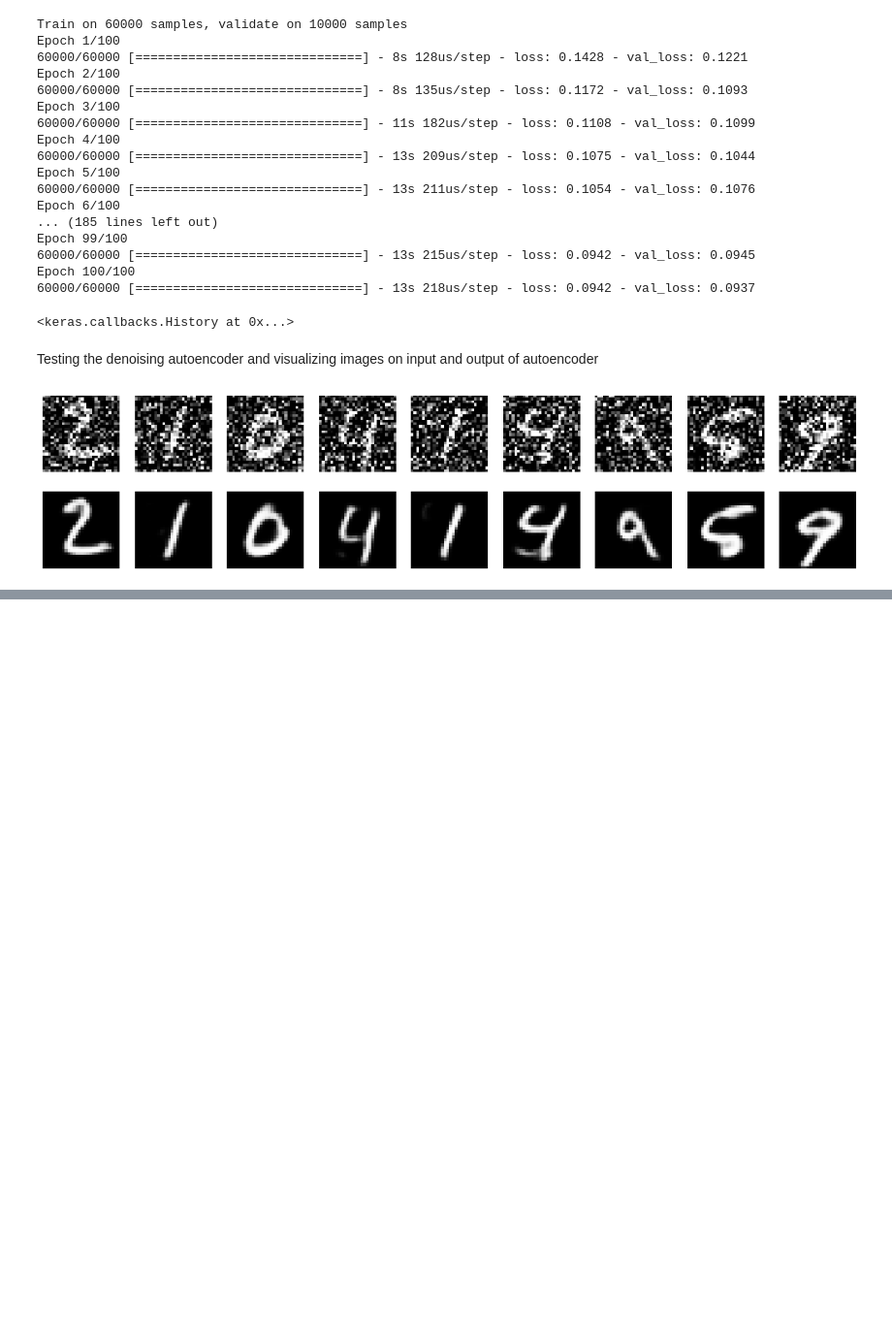
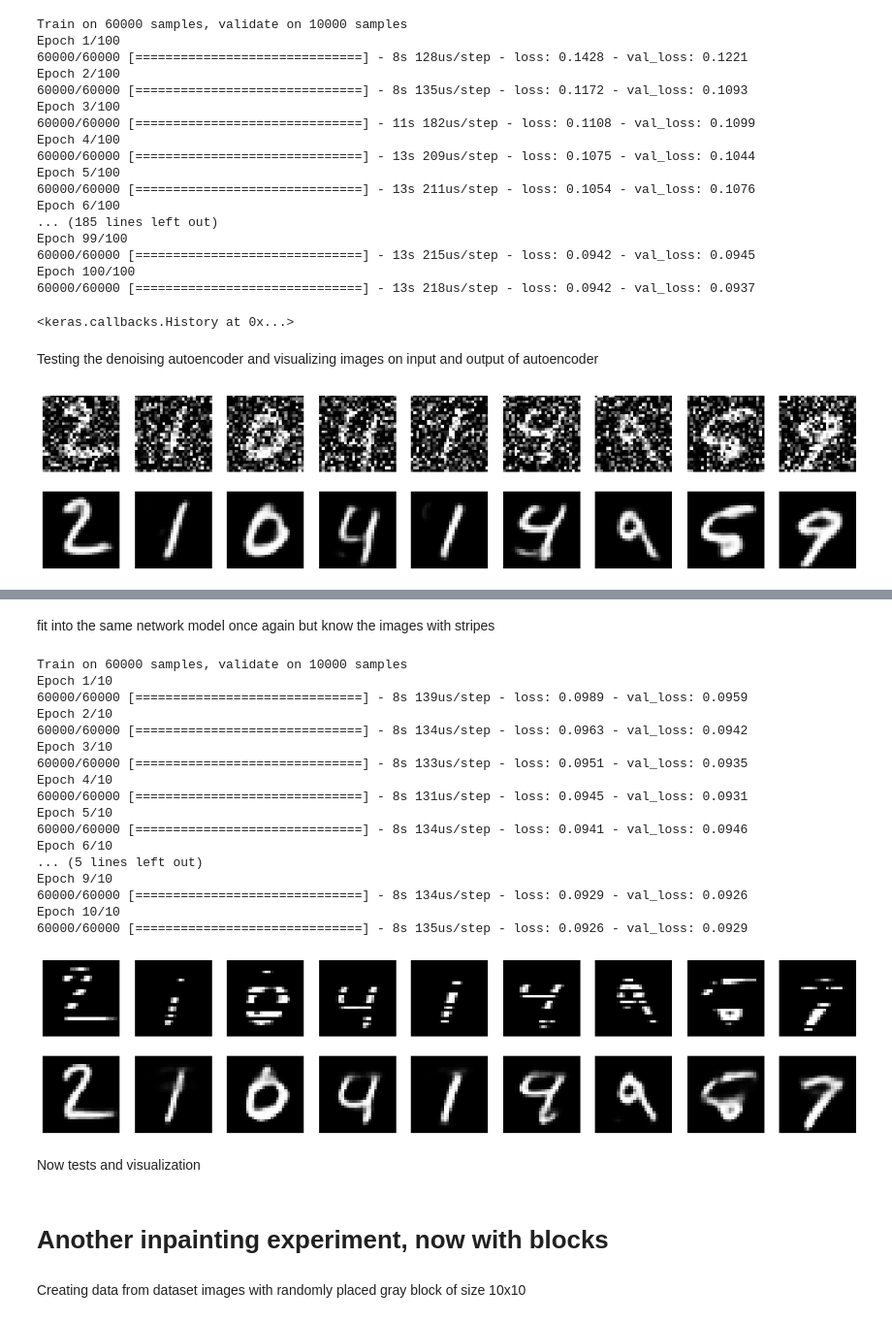
Before and after one commit to telecombcn-dl/2018-dlai-team2, a Jupyter notebook: DenoisingAutoEncoder.ipynb, the cells around one changed output, grey strips where cells are left out. Shown: that part at 97% size. Drawn from its saved outputs; the diff is of its cells as text; code cells hidden in the pictures; blank space fills up the shorter version.

```diff
--- a/DenoisingAutoEncoder.ipynb
+++ b/DenoisingAutoEncoder.ipynb
@@ -118,0 +155,29 @@ plt.show()
+# %% [markdown]
+fit into the same network model once again but know the images with stripes
+# %%
+autoencoder.fit(x_train_inpaint, x_train,
+                epochs=10,
+                batch_size=128,
+                shuffle=True,
+                validation_data=(x_test_inpaint, x_test))
+# %% [output]
+Train on 60000 samples, validate on 10000 samples
+Epoch 1/10
+60000/60000 [==============================] - 8s 139us/step - loss: 0.0989 - val_loss: 0.0959
+Epoch 2/10
+60000/60000 [==============================] - 8s 134us/step - loss: 0.0963 - val_loss: 0.0942
+Epoch 3/10
+60000/60000 [==============================] - 8s 133us/step - loss: 0.0951 - val_loss: 0.0935
+Epoch 4/10
+60000/60000 [==============================] - 8s 131us/step - loss: 0.0945 - val_loss: 0.0931
+Epoch 5/10
+60000/60000 [==============================] - 8s 134us/step - loss: 0.0941 - val_loss: 0.0946
+Epoch 6/10
+... (5 lines left out)
+Epoch 9/10
+60000/60000 [==============================] - 8s 134us/step - loss: 0.0929 - val_loss: 0.0926
+Epoch 10/10
+60000/60000 [==============================] - 8s 135us/step - loss: 0.0926 - val_loss: 0.0929
+[figure, added]
+# %% [markdown]
+Now tests and visualization
@@ -118,0 +204,4 @@ plt.show()
+# %% [markdown]
+# Another inpainting experiment, now with blocks
+# %% [markdown]
+Creating data from dataset images with randomly placed gray block of size 10x10
```
Also changed, not shown: parts of 17 cells of this notebook.
